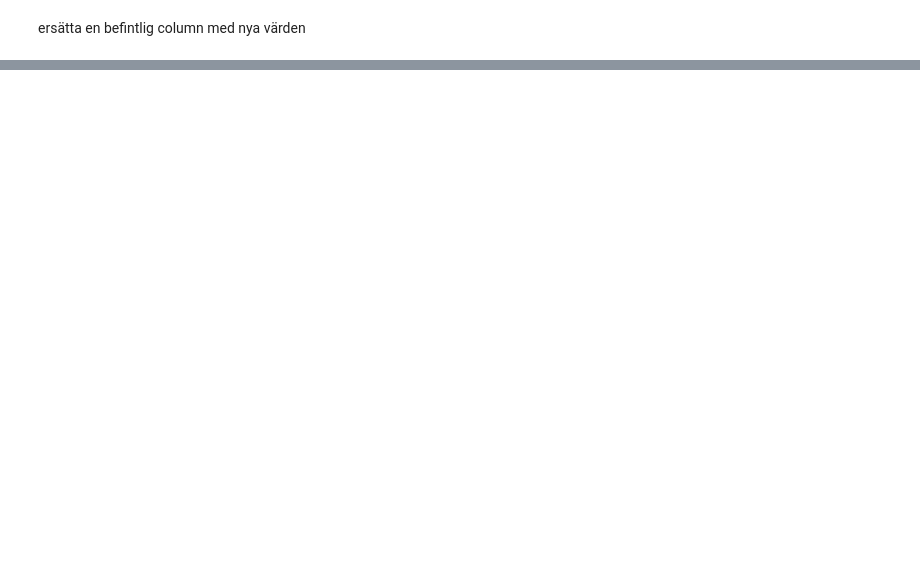
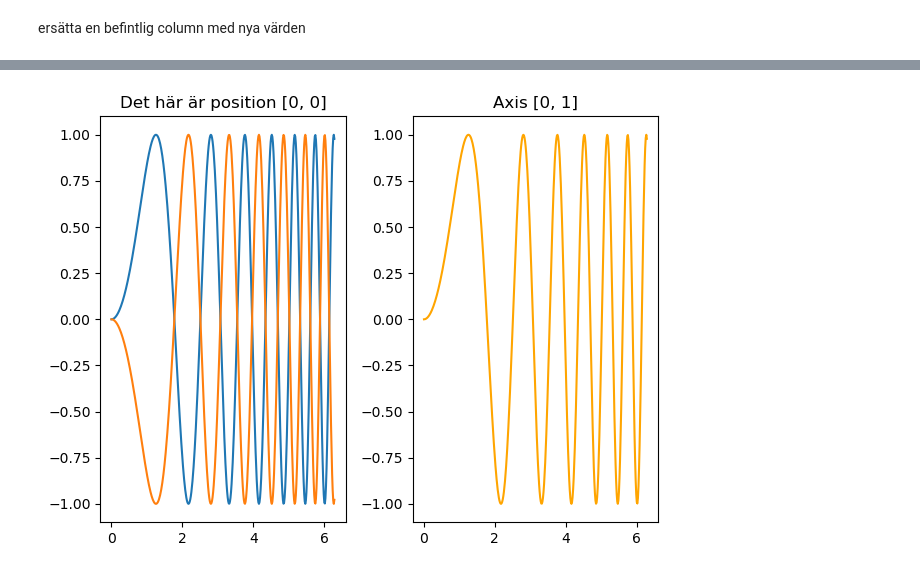
Before and after one commit to aleylani/Databehandling, a Jupyter notebook: code_alongs/L1_pandas_basics.ipynb, the cells around one changed output, grey strips where cells are left out. Cells and saved outputs as stored; diff of their text form; code cells hidden in the pictures; blank space fills up the shorter version.

```diff
--- a/code_alongs/L1_pandas_basics.ipynb
+++ b/code_alongs/L1_pandas_basics.ipynb
@@ -230,0 +755,13 @@ personal_df
+# %%
+fig, axs = plt.subplots(1, 2)
+
+axs[0].plot(x, y)
+axs[0].plot(x, -y)
+axs[0].set_title('Det här är position [0, 0]')
+
+axs[1].plot(x, y, color='orange')
+axs[1].set_title('Axis [0, 1]')
+
+fig.tight_layout()
+# %% [output]
+[figure, added]
```
Also changed, not shown: parts of 74 cells of this notebook.
